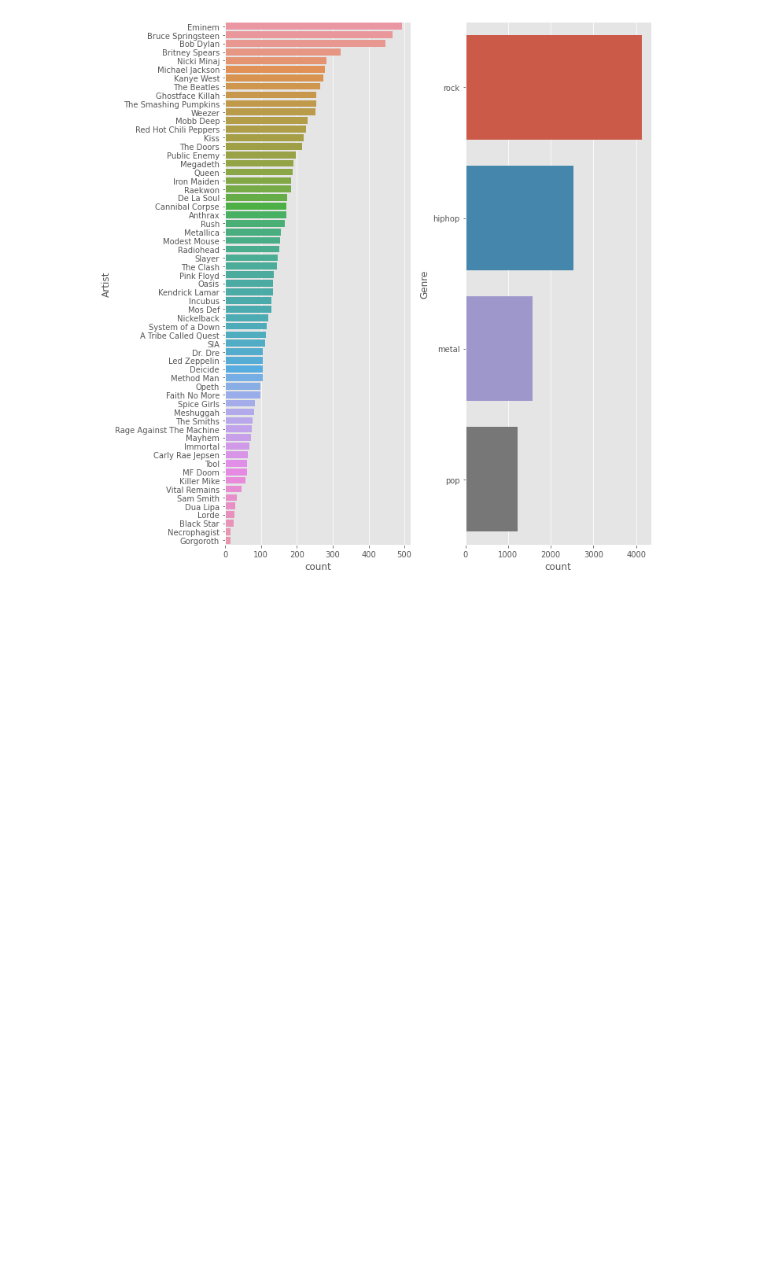
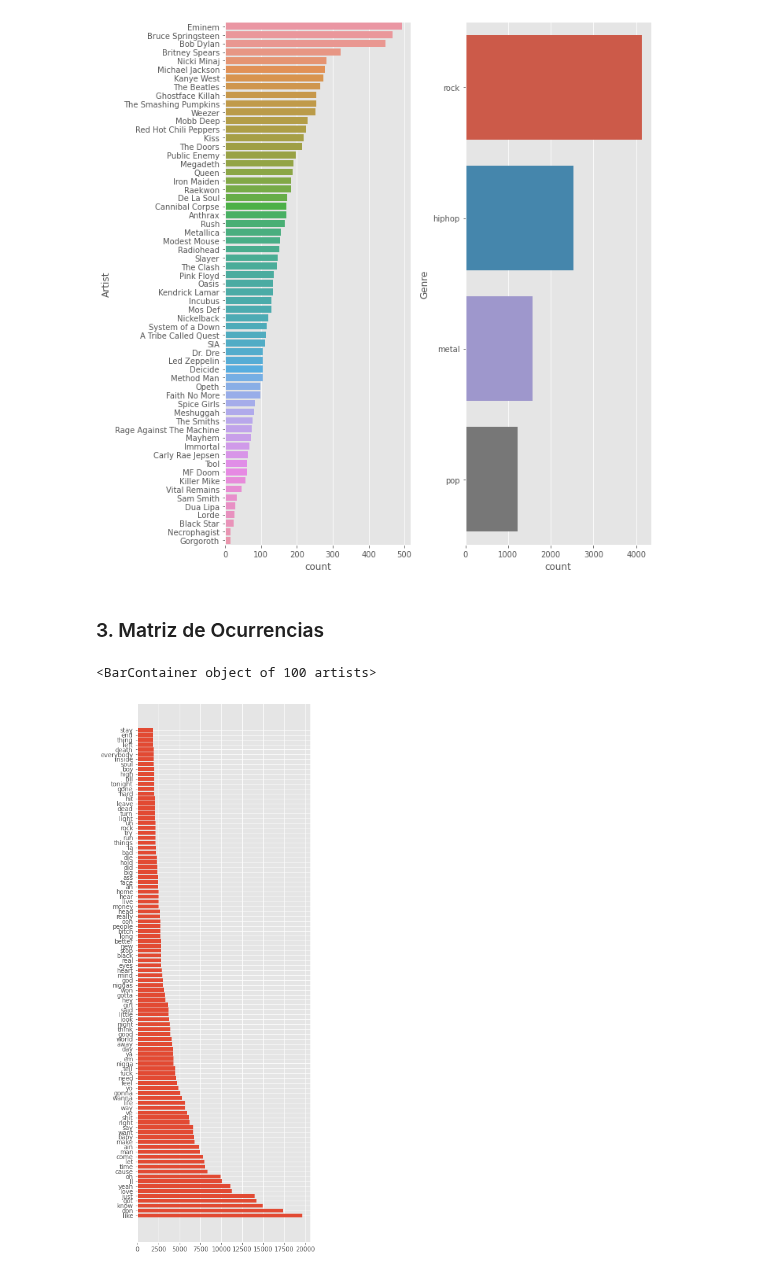
Before and after one commit to antosource/CursoDataScience, a Jupyter notebook: MachineLearning/2/Guiado2.ipynb, the cells around one changed output. Drawn from its saved outputs; the diff is of its cells as text; code cells hidden in the pictures; blank space fills up the shorter version.

```diff
--- a/MachineLearning/2/Guiado2.ipynb
+++ b/MachineLearning/2/Guiado2.ipynb
@@ -52,3 +59,24 @@ sns.countplot(y=df_lyrics['Genre'], order = df_lyrics['Genre'].value_counts().in
 plt.tight_layout()
 # %% [output]
 [figure]
+# %% [markdown]
+### 3. Matriz de Ocurrencias
+# %%
+from sklearn.feature_extraction.text import CountVectorizer
+
+count_vectorizer=CountVectorizer(stop_words='english')
+count_vectorizer_fit = count_vectorizer.fit_transform(df_lyrics.Lyrics)
+words = count_vectorizer.get_feature_names()
+words_freq = count_vectorizer_fit.toarray().sum(axis=0)
+# %%
+words_freq_df = pd.DataFrame([list(words), list(words_freq)]).T
+# %%
+words_freq_df.columns= ['words', 'freq']
+words_freq_df = words_freq_df.sort_values(by='freq', ascending=False).iloc[0:100, :]
+
+plt.figure(figsize=(5, 16))
+plt.barh(words_freq_df['words'], words_freq_df['freq'])
+# plt.xticks(rotation=45);
+# %% [output]
+<BarContainer object of 100 artists>
+[figure, added]
```
Also changed, not shown: parts of 12 cells of this notebook, 6 other files.
